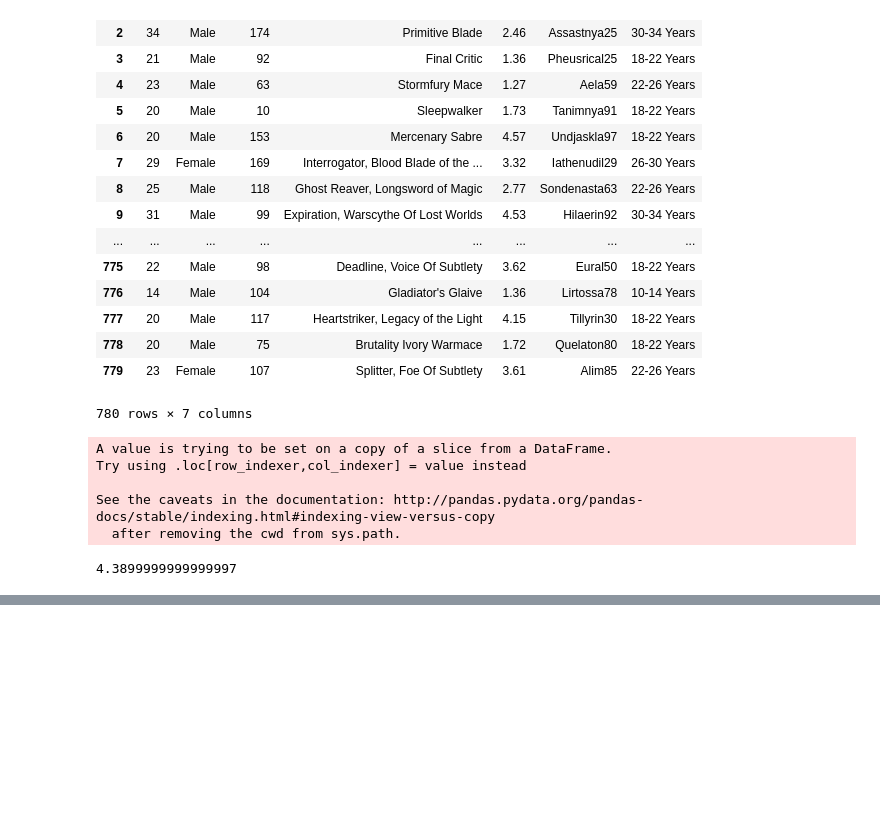
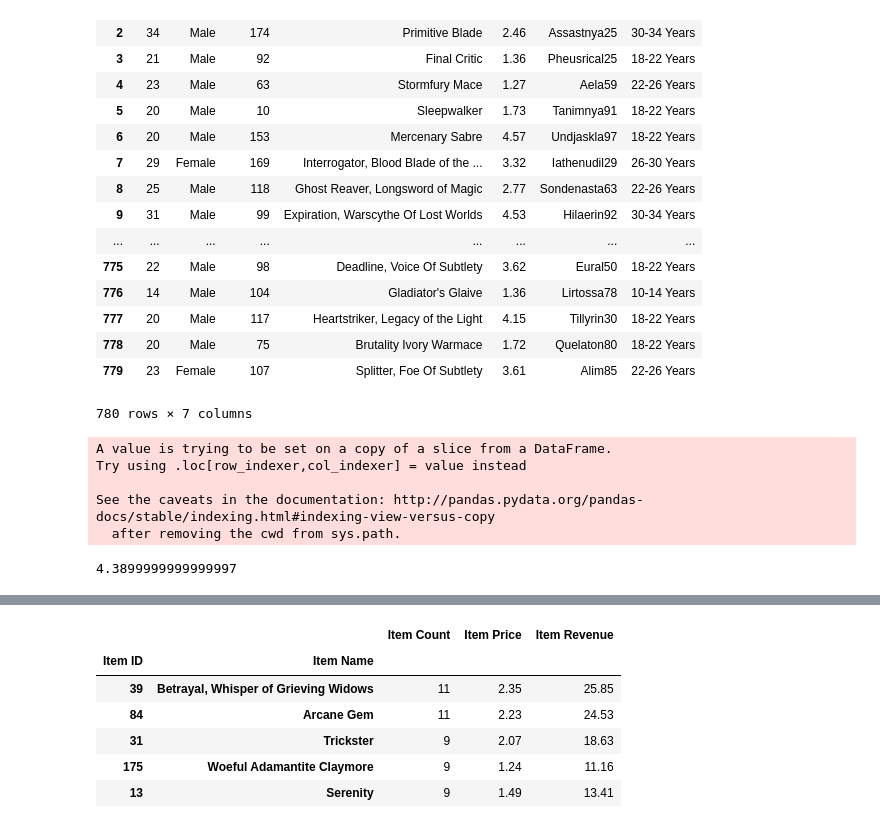
Before and after one commit to alexw858/Heroes_of_Pymoli, a Jupyter notebook: Heroes.ipynb, the cells around one changed output, grey strips where cells are left out. Saved outputs shown, nothing was run; the diff lists cells and outputs as text; code cells hidden in the pictures; blank space fills up the shorter version.

```diff
--- a/Heroes.ipynb
+++ b/Heroes.ipynb
@@ -353,0 +392,50 @@ g
+# %%
+# DataFrame of Most Popular Items by Purchase Count
+# Groupby's on two columns(preserves those values), gets a count on the Age Group column (arbitrary), then sort_values
+# popular = df.groupby(["Item ID","Item Name", ]).count()['Age Group'].sort_values(ascending=False)
+# Convert GroupBy back into DataFrame, give the item purchase count column a new name, and display
+# pd.DataFrame({'Count ':popular}).head()
+# The problem is I can't get the sum of the item's prices this way
+
+# Use loc to find how many times an item was bought, then sort, then gather item ID, item name, purchase count,
+# get item's price, do a sum on price
+
+# selected_columns = df.loc[:,["Item ID", "Item Name" , "Price"]]
+# selected_columns
+
+# with selected columns get total purchase value
+# with selected columns get average item purchase
+
+# THE STEPS
+# create 3 groupby's on Item Id and item name
+# One will do sum, one will do mean (for item price), one will do count
+# then we create a new dataframe with these values inside groupby objects
+# then sort descending
+
+groupby1 = df.groupby(["Item ID", "Item Name"])
+item_count = groupby1.count()["Price"]
+groupby2 = df.groupby(["Item ID", "Item Name"])
+item_revenue = groupby2.sum()["Price"]
+groupby3 = df.groupby(["Item ID", "Item Name"])
+item_price_calc = groupby3.mean()["Price"]
+# item_price_calc
+
+most_popular_items_df = pd.DataFrame({
+    "Item Count":item_count,
+    "Item Revenue":item_revenue,
+    "Item Price":item_price_calc
+})
+most_popular_items_df.sort_values(by="Item Count", ascending=False).head()
+
+
+# I still need total purchase value for these items
+# I don't want to group on "Price" column because I want to sum it
+# I could group on Item Price, since each item is priced equally to itself, then multiply count by price
+# %% [output]
+|  |  | Item Count | Item Price | Item Revenue |
+| Item ID | Item Name |  |  |  |
+| 39 | Betrayal, Whisper of Grieving Widows | 11 | 2.35 | 25.85 |
+| 84 | Arcane Gem | 11 | 2.23 | 24.53 |
+| 31 | Trickster | 9 | 2.07 | 18.63 |
+| 175 | Woeful Adamantite Claymore | 9 | 1.24 | 11.16 |
+| 13 | Serenity | 9 | 1.49 | 13.41 |
```
Also changed, not shown: parts of 6 cells of this notebook.
